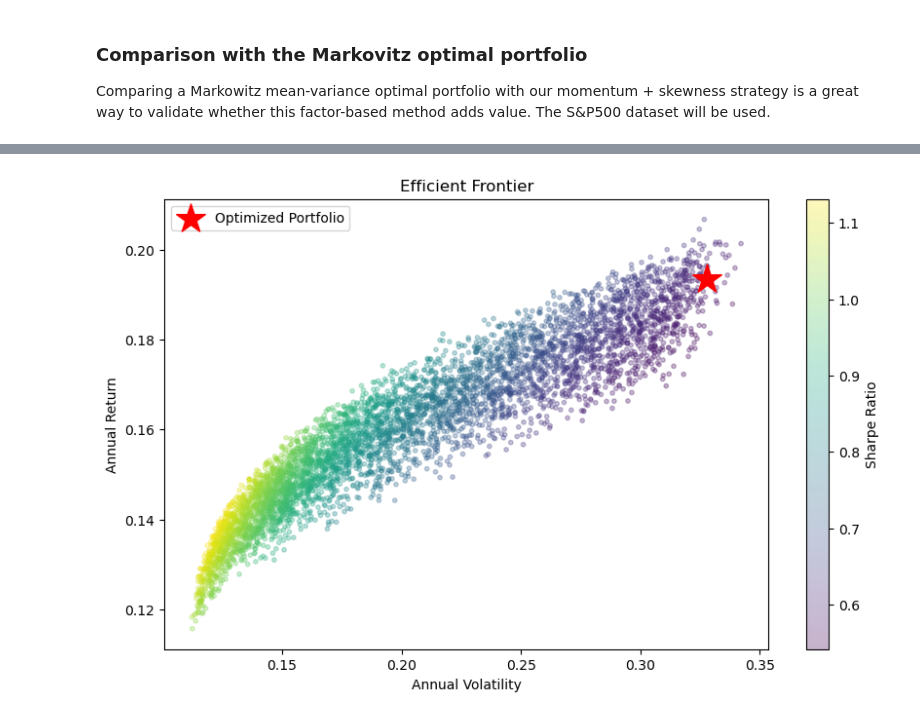
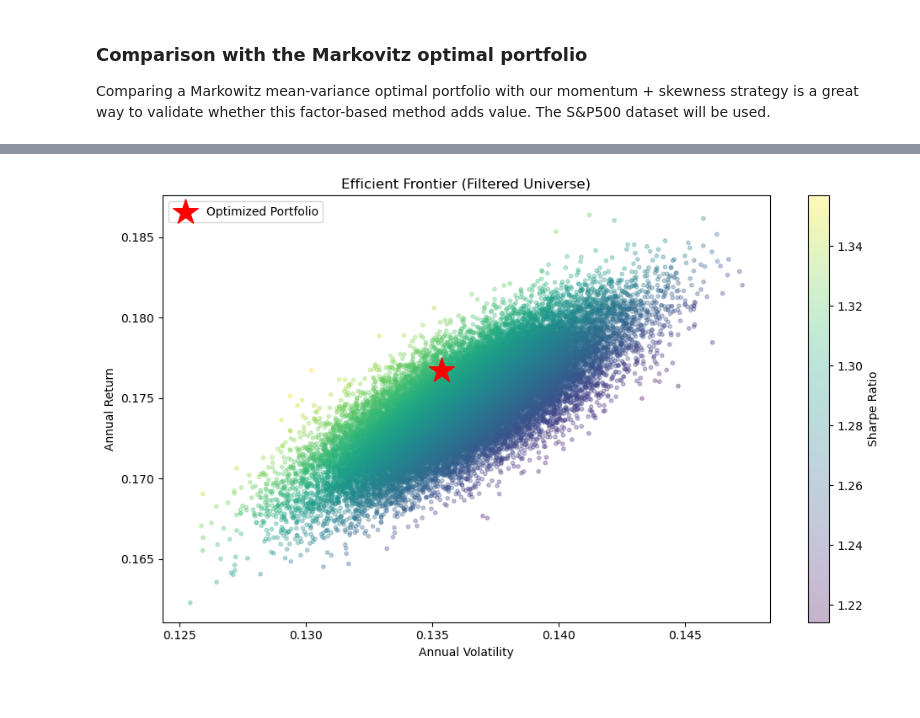
Before and after one commit to LucreziaPenati/Financial-Market-Analytics-Project, a Jupyter notebook: Python_scripts/momentum_investing.ipynb, the cells around one changed output, grey strips where cells are left out. Saved outputs shown, nothing was run; the diff lists cells and outputs as text; code cells hidden in the pictures.

```diff
--- a/Python_scripts/momentum_investing.ipynb
+++ b/Python_scripts/momentum_investing.ipynb
@@ -268,44 +284,37 @@ print(opt_weights.sum())
 # %%
-# Plot the efficient frontier
-import numpy as np
-import matplotlib.pyplot as plt
-
-# Number of portfolios to simulate
-num_portfolios = 5000
-
-# Precomputed mean returns and covariance matrix (annualized)
-mean_returns = monthly_returns.mean() * 12
-cov_matrix = monthly_returns.cov() * 12
+# --- Efficient Frontier using filtered data ---
+num_portfolios = 30000
+mean_returns = monthly_returns_filtered.mean() * 12
+cov_matrix = monthly_returns_filtered.cov() * 12
 
 results = np.zeros((3, num_portfolios))
 weights_record = []
 
 for i in range(num_portfolios):
-    # Random weights that sum to 1
-    weights = np.random.random(len(monthly_returns.columns))
+    weights = np.random.random(len(monthly_returns_filtered.columns))
     weights /= np.sum(weights)
     weights_record.append(weights)
 
-    # Portfolio return and volatility
     port_return = np.dot(weights, mean_returns)
     port_vol = np.sqrt(np.dot(weights.T, np.dot(cov_matrix, weights)))
+    sharpe_ratio = port_return / port_vol
 
-    # Store results: [return, volatility, sharpe ratio]
-    results[0,i] = port_return
-    results[1,i] = port_vol
-    results[2,i] = port_return / port_vol
+    results[0, i] = port_return
+    results[1, i] = port_vol
+    results[2, i] = sharpe_ratio
 
-# Plot the efficient frontier scatter
-plt.figure(figsize=(10,6))
-plt.scatter(results[1,:], results[0,:], c=results[2,:], cmap='viridis', marker='o', s=10, alpha=0.3)
-plt.colorbar(label='Sharpe Ratio')
+# --- Plot Efficient Frontier ---
+plt.figure(figsize=(10, 6))
+scatter = plt.scatter(results[1, :], results[0, :], c=results[2, :], cmap='viridis', s=10, alpha=0.3)
+plt.colorbar(scatter, label='Sharpe Ratio')
 plt.xlabel('Annual Volatility')
 plt.ylabel('Annual Return')
-plt.title('Efficient Frontier')
+plt.title('Efficient Frontier (Filtered Universe)')
 
 # Plot the optimized portfolio
 plt.scatter(port_vol, port_return, marker='*', color='r', s=500, label='Optimized Portfolio')
 plt.legend()
+plt.tight_layout()
 plt.show()
 # %% [output]
-[figure, old version]
+[figure, new version]
```
Also changed, not shown: parts of 5 cells of this notebook.
